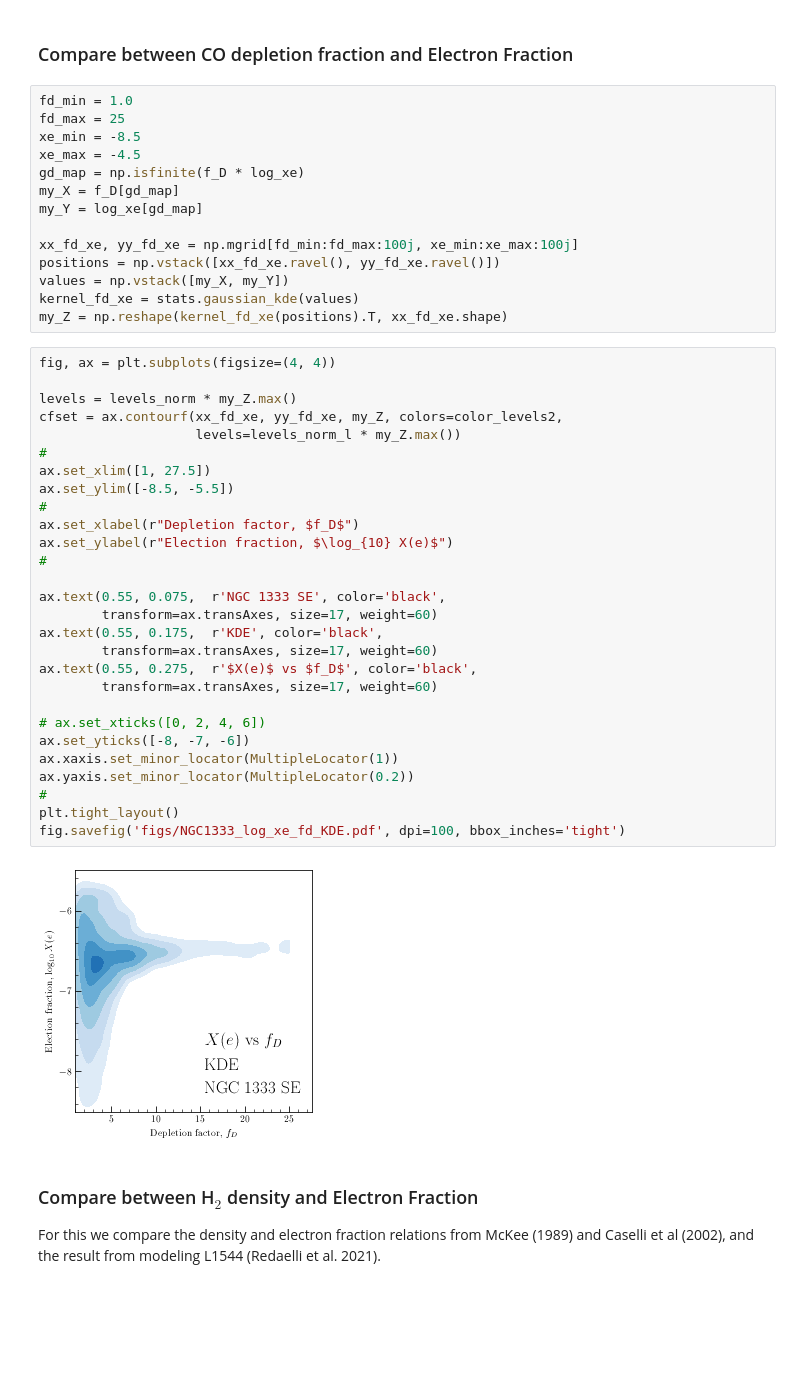
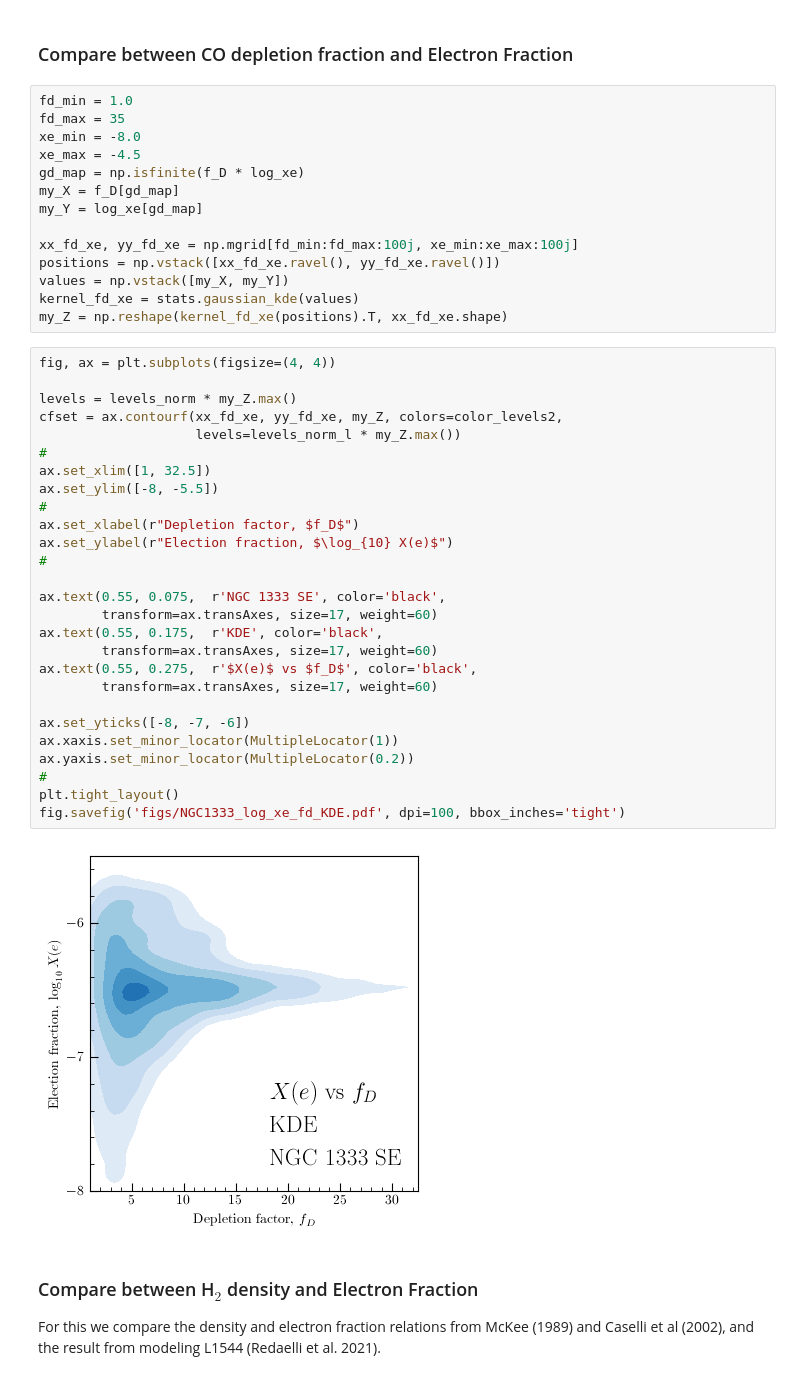
Before and after one commit to jpinedaf/NGC1333_NOEMA_Ions, a Jupyter notebook: NGC1333_Ions_Calculations.ipynb, the cells around one changed output. Drawn from its saved outputs; the diff is of its cells as text; blank space fills up the shorter version.

```diff
--- a/NGC1333_Ions_Calculations.ipynb
+++ b/NGC1333_Ions_Calculations.ipynb
@@ -768,8 +763,8 @@ fig.savefig('figs/NGC1333_log_xe_KDE.pdf', dpi=100, bbox_inches='tight')
 ### Compare between CO depletion fraction and Electron Fraction
 # %%
 fd_min = 1.0
-fd_max = 25
-xe_min = -8.5
+fd_max = 35
+xe_min = -8.0
 xe_max = -4.5
 gd_map = np.isfinite(f_D * log_xe)
 my_X = f_D[gd_map]
@@ -783,33 +778,32 @@ my_Z = np.reshape(kernel_fd_xe(positions).T, xx_fd_xe.shape)
 # %%
 fig, ax = plt.subplots(figsize=(4, 4))
 
 levels = levels_norm * my_Z.max()
 cfset = ax.contourf(xx_fd_xe, yy_fd_xe, my_Z, colors=color_levels2,
                     levels=levels_norm_l * my_Z.max())
 #
-ax.set_xlim([1, 27.5])
-ax.set_ylim([-8.5, -5.5])
+ax.set_xlim([1, 32.5])
+ax.set_ylim([-8, -5.5])
 #
 ax.set_xlabel(r"Depletion factor, $f_D$")
 ax.set_ylabel(r"Election fraction, $\log_{10} X(e)$")
 #
 
 ax.text(0.55, 0.075,  r'NGC 1333 SE', color='black',
         transform=ax.transAxes, size=17, weight=60)
 ax.text(0.55, 0.175,  r'KDE', color='black',
         transform=ax.transAxes, size=17, weight=60)
 ax.text(0.55, 0.275,  r'$X(e)$ vs $f_D$', color='black',
         transform=ax.transAxes, size=17, weight=60)
 
-# ax.set_xticks([0, 2, 4, 6])
 ax.set_yticks([-8, -7, -6])
 ax.xaxis.set_minor_locator(MultipleLocator(1))
 ax.yaxis.set_minor_locator(MultipleLocator(0.2))
 #
 plt.tight_layout()
 fig.savefig('figs/NGC1333_log_xe_fd_KDE.pdf', dpi=100, bbox_inches='tight')
 # %% [output]
-[figure, old version]
+[figure, new version]
 # %% [markdown]
 ### Compare between H$_2$ density and Electron Fraction
 For this we compare the density and electron fraction relations from McKee (1989) and Caselli et al (2002), and the result from modeling L1544 (Redaelli et al. 2021).
```
Also changed, not shown: parts of 44 cells of this notebook, 38 other files.
